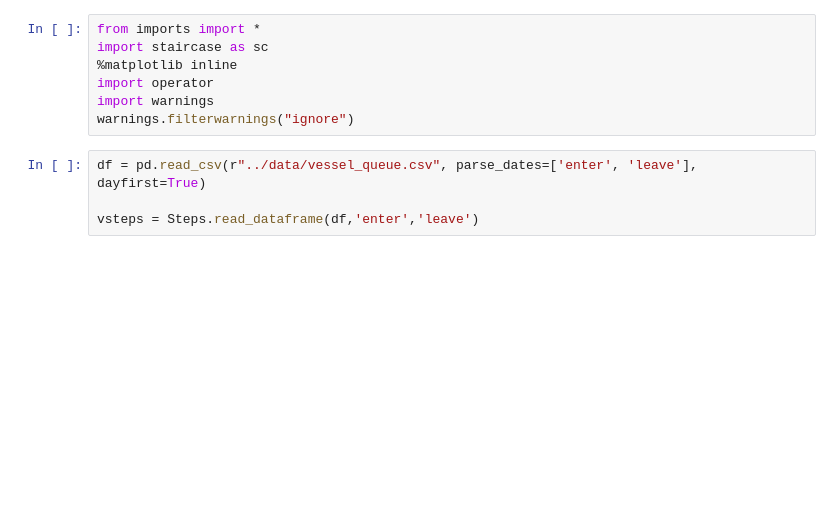
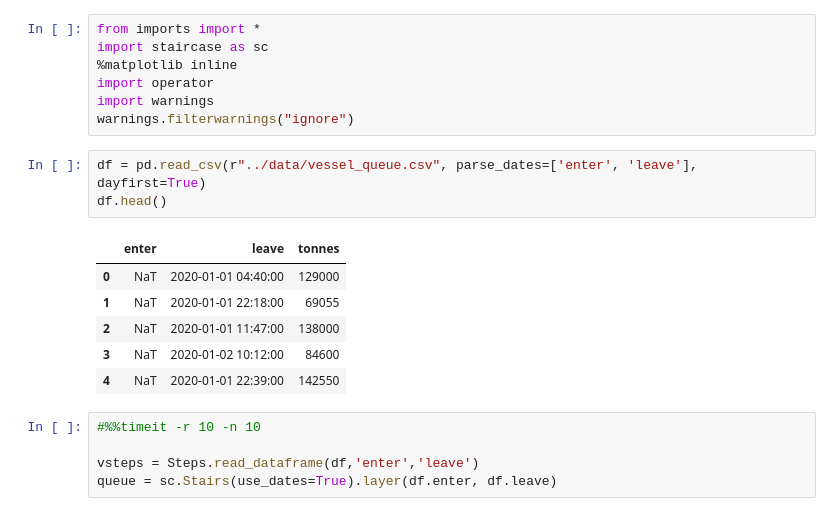
Before and after one commit to probability/topicmodelunderstanding, a Jupyter notebook: Notebooks/Examples 3.ipynb, the cells around one changed output. Cells and saved outputs as stored; diff of their text form; blank space fills up the shorter version.

```diff
--- a/Notebooks/Examples 3.ipynb
+++ b/Notebooks/Examples 3.ipynb
@@ -7,8 +7,19 @@ import warnings
 warnings.filterwarnings("ignore")
 # %%
 df = pd.read_csv(r"../data/vessel_queue.csv", parse_dates=['enter', 'leave'], dayfirst=True)
-
-vsteps = Steps.read_dataframe(df,'enter','leave')
+df.head()
+# %% [output]
+|  | enter | leave | tonnes |
+| 0 | NaT | 2020-01-01 04:40:00 | 129000 |
+| 1 | NaT | 2020-01-01 22:18:00 | 69055 |
+| 2 | NaT | 2020-01-01 11:47:00 | 138000 |
+| 3 | NaT | 2020-01-02 10:12:00 | 84600 |
+| 4 | NaT | 2020-01-01 22:39:00 | 142550 |
+# %%
+#%%timeit -r 10 -n 10
+
+vsteps = Steps.read_dataframe(df,'enter','leave')
+queue = sc.Stairs(use_dates=True).layer(df.enter, df.leave)
 # %%
 p = np.arange(pd.Timestamp(2020,1,1), pd.Timestamp(2020,12,30), pd.Timedelta(hours=1)).astype(pd.Timestamp)
 fig,ax = plt.subplots(nrows=3,figsize=(20,16))
```
Also changed, not shown: parts of 4 cells of this notebook, 2 other files.
